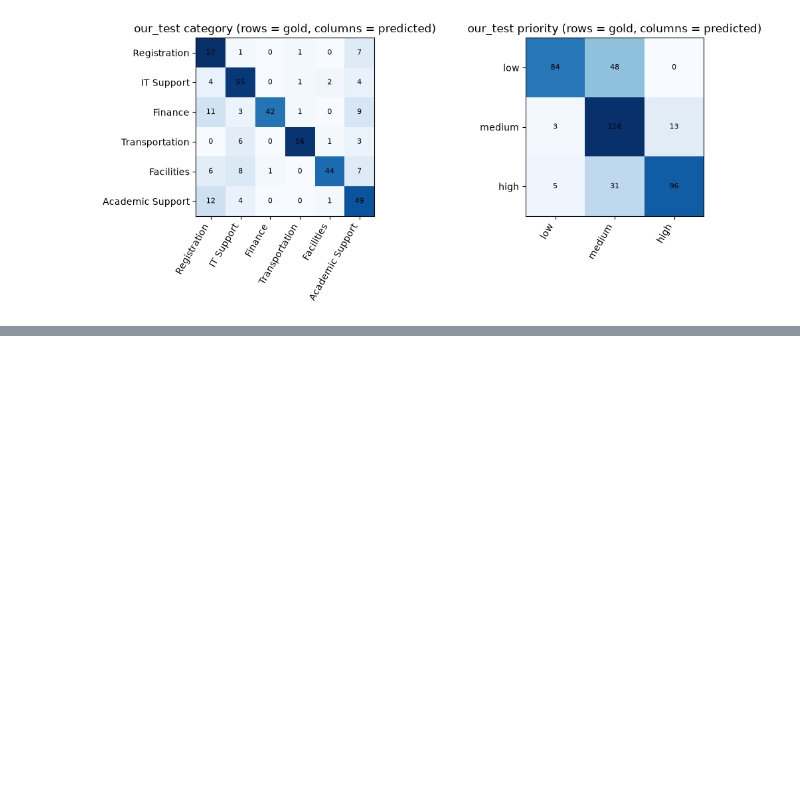
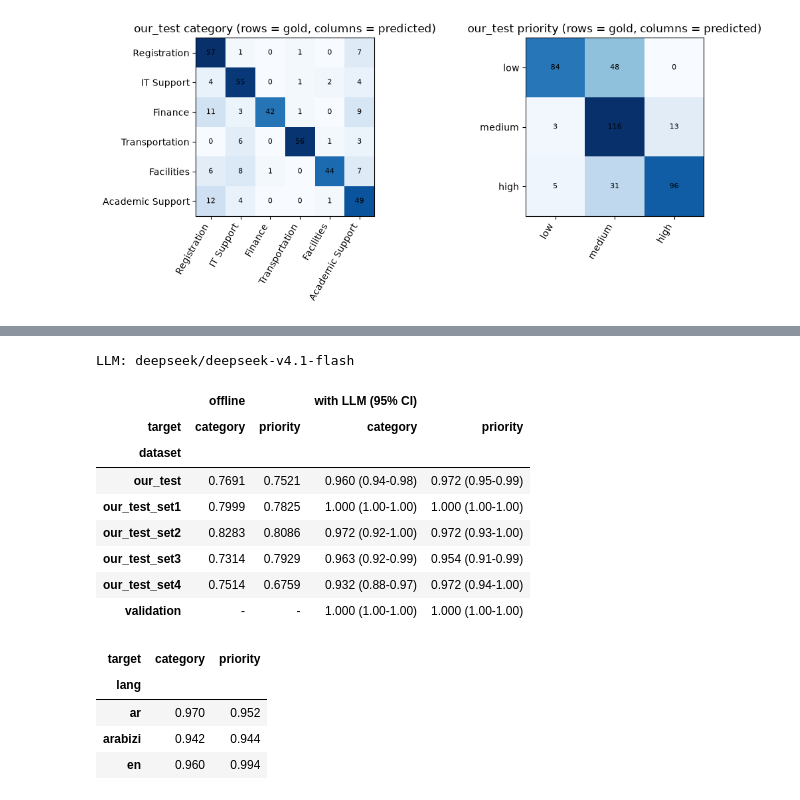
Before and after one commit to Talaljaber/Campus-Pulse, a Jupyter notebook: notebooks/02_benchmark.ipynb, the cells around one changed output, grey strips where cells are left out. Drawn from its saved outputs; the diff is of its cells as text; code cells hidden in the pictures; blank space fills up the shorter version.

```diff
--- a/notebooks/02_benchmark.ipynb
+++ b/notebooks/02_benchmark.ipynb
@@ -59,0 +63,30 @@ plt.show()
+# %%
+g = load("llm_mode.json")
+print("LLM:", g["llm_model"])
+s = pd.DataFrame(g["scores"])
+offline = b[b.model == "Ensemble (tier 0)"].set_index(["dataset", "target"])["macro_f1"]
+overall = s[s.lang == "all"].copy()
+overall["offline"] = [offline.get((d, t)) for d, t in zip(overall.dataset, overall.target, strict=True)]
+overall["with LLM (95% CI)"] = [
+    f"{f:.3f} ({lo:.2f}-{hi:.2f})" for f, lo, hi in zip(overall.macro_f1, overall.ci_low, overall.ci_high, strict=True)
+]
+display(overall.pivot(index="dataset", columns="target", values=["offline", "with LLM (95% CI)"])
+        .round(3).fillna("-"))
+per_lang = s[(s.dataset == "our_test") & (s.lang != "all")]
+display(per_lang.pivot(index="lang", columns="target", values="macro_f1").round(3))
+# %% [output]
+LLM: deepseek/deepseek-v4.1-flash
+|  | offline |  | with LLM (95% CI) |  |
+| target | category | priority | category | priority |
+| dataset |  |  |  |  |
+| our_test | 0.7691 | 0.7521 | 0.960 (0.94-0.98) | 0.972 (0.95-0.99) |
+| our_test_set1 | 0.7999 | 0.7825 | 1.000 (1.00-1.00) | 1.000 (1.00-1.00) |
+| our_test_set2 | 0.8283 | 0.8086 | 0.972 (0.92-1.00) | 0.972 (0.93-1.00) |
+| our_test_set3 | 0.7314 | 0.7929 | 0.963 (0.92-0.99) | 0.954 (0.91-0.99) |
+| our_test_set4 | 0.7514 | 0.6759 | 0.932 (0.88-0.97) | 0.972 (0.94-1.00) |
+| validation | - | - | 1.000 (1.00-1.00) | 1.000 (1.00-1.00) |
+| target | category | priority |
+| lang |  |  |
+| ar | 0.970 | 0.952 |
+| arabizi | 0.942 | 0.944 |
+| en | 0.960 | 0.994 |
```
Also changed, not shown: parts of 2 cells of this notebook, 5 other files.
